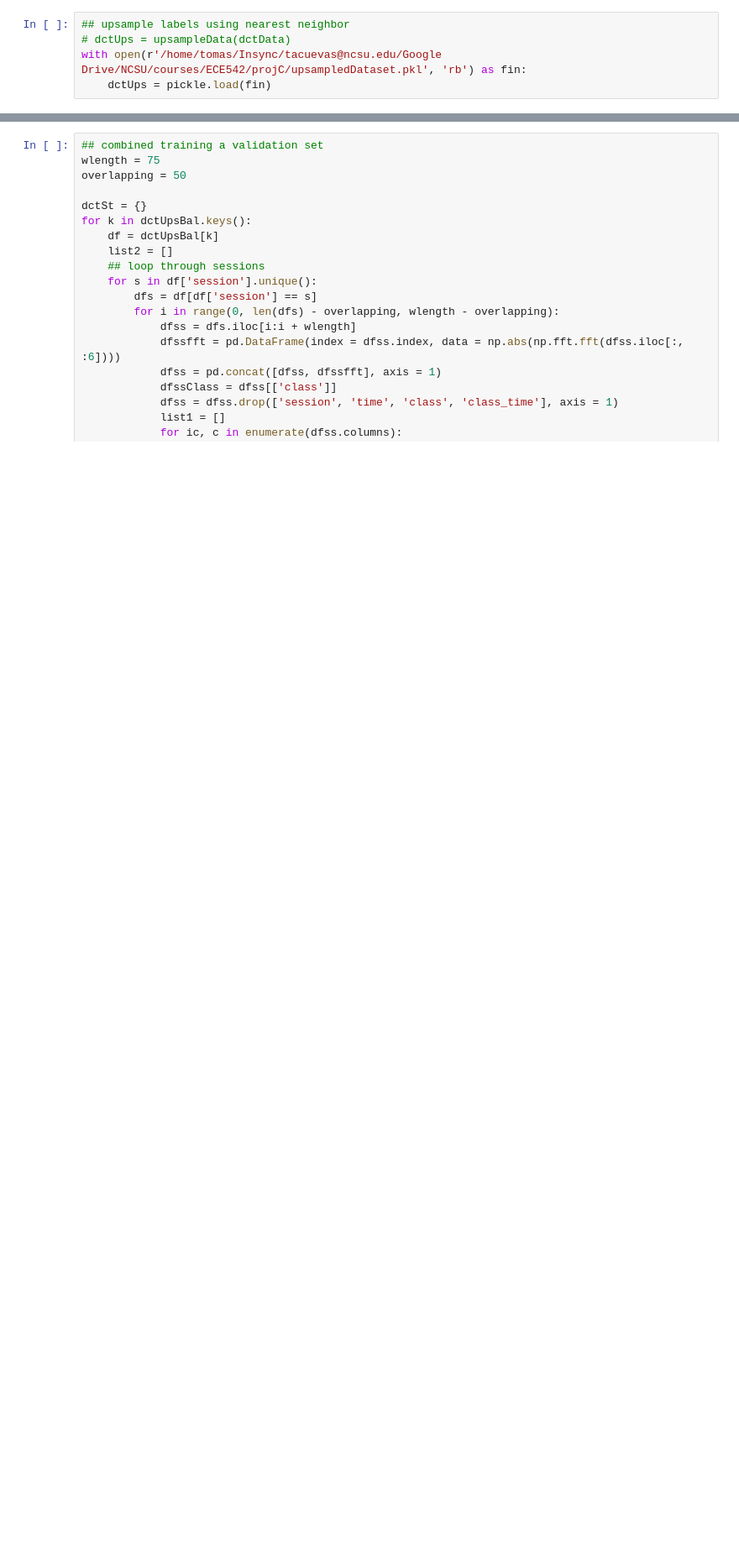
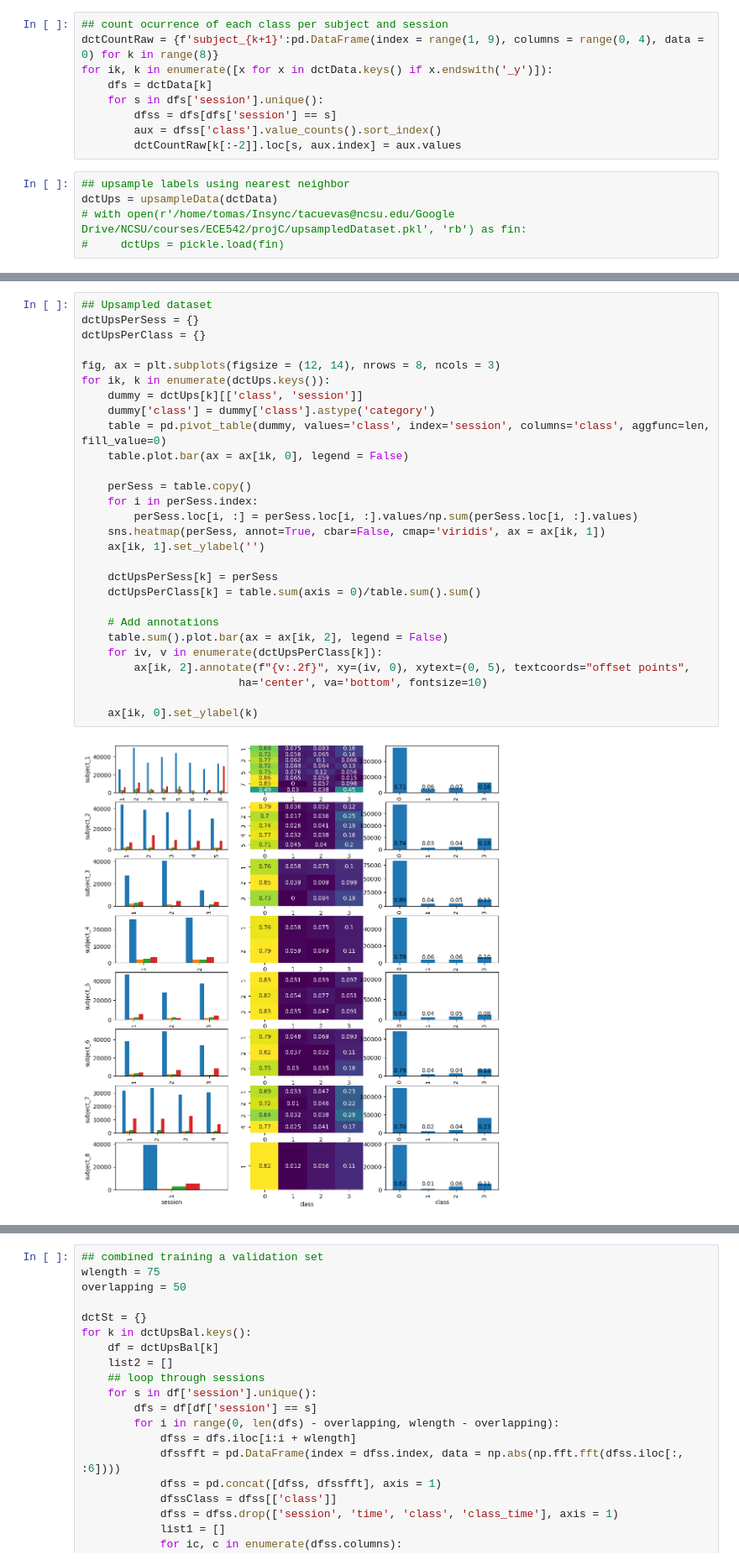
Before and after one commit to tomas19/ECE542_NCSU_projC, a Jupyter notebook: model09.ipynb, the cells around one changed output, grey strips where cells are left out. Shown at 84% size. Drawn from its saved outputs; the diff is of its cells as text; blank space fills up the shorter version.

```diff
--- a/model09.ipynb
+++ b/model09.ipynb
@@ -40,5 +87,14 @@ dctData = read_data(pathData)
+# %%
+## count ocurrence of each class per subject and session
+dctCountRaw = {f'subject_{k+1}':pd.DataFrame(index = range(1, 9), columns = range(0, 4), data = 0) for k in range(8)}
+for ik, k in enumerate([x for x in dctData.keys() if x.endswith('_y')]):
+    dfs = dctData[k]
+    for s in dfs['session'].unique():
+        dfss = dfs[dfs['session'] == s]
+        aux = dfss['class'].value_counts().sort_index()
+        dctCountRaw[k[:-2]].loc[s, aux.index] = aux.values
 # %%
 ## upsample labels using nearest neighbor
-# dctUps = upsampleData(dctData)
-with open(r'/home/tomas/Insync/tacuevas@ncsu.edu/Google Drive/NCSU/courses/ECE542/projC/upsampledDataset.pkl', 'rb') as fin:
-    dctUps = pickle.load(fin)
+dctUps = upsampleData(dctData)
+# with open(r'/home/tomas/Insync/tacuevas@ncsu.edu/Google Drive/NCSU/courses/ECE542/projC/upsampledDataset.pkl', 'rb') as fin:
+#     dctUps = pickle.load(fin)
@@ -45 +119,31 @@ with open(r'/home/tomas/Insync/tacuevas@ncsu.edu/Google Drive/NCSU/courses/ECE54
+# %%
+## Upsampled dataset
+dctUpsPerSess = {}
+dctUpsPerClass = {}
+
+fig, ax = plt.subplots(figsize = (12, 14), nrows = 8, ncols = 3)
+for ik, k in enumerate(dctUps.keys()):
+    dummy = dctUps[k][['class', 'session']]
+    dummy['class'] = dummy['class'].astype('category')
+    table = pd.pivot_table(dummy, values='class', index='session', columns='class', aggfunc=len, fill_value=0)
+    table.plot.bar(ax = ax[ik, 0], legend = False)
+
+    perSess = table.copy()
+    for i in perSess.index:
+        perSess.loc[i, :] = perSess.loc[i, :].values/np.sum(perSess.loc[i, :].values)
+    sns.heatmap(perSess, annot=True, cbar=False, cmap='viridis', ax = ax[ik, 1])
+    ax[ik, 1].set_ylabel('')
+
+    dctUpsPerSess[k] = perSess
+    dctUpsPerClass[k] = table.sum(axis = 0)/table.sum().sum()
+
+    # Add annotations
+    table.sum().plot.bar(ax = ax[ik, 2], legend = False)
+    for iv, v in enumerate(dctUpsPerClass[k]):
+        ax[ik, 2].annotate(f"{v:.2f}", xy=(iv, 0), xytext=(0, 5), textcoords="offset points",
+                        ha='center', va='bottom', fontsize=10)
+
+    ax[ik, 0].set_ylabel(k)
+# %% [output]
+[figure, added]
 # %%
```
Also changed, not shown: parts of 15 cells of this notebook, 2 other files.
